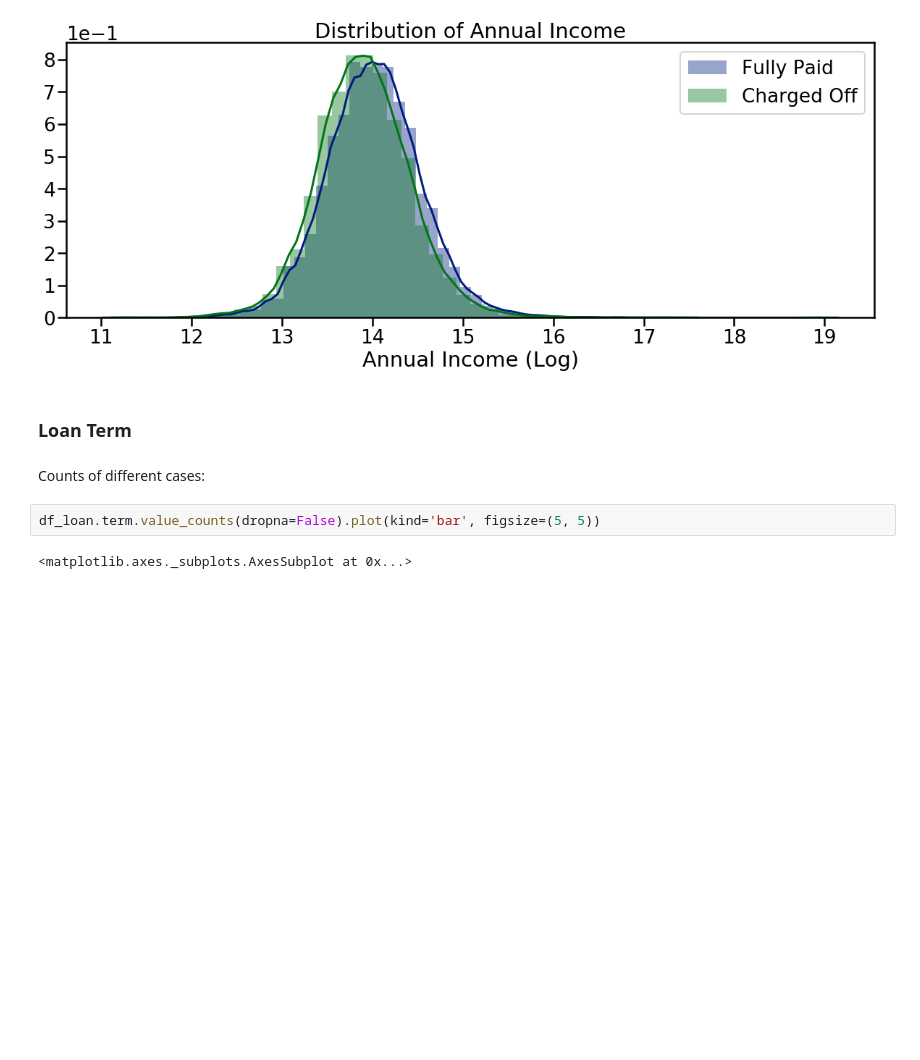
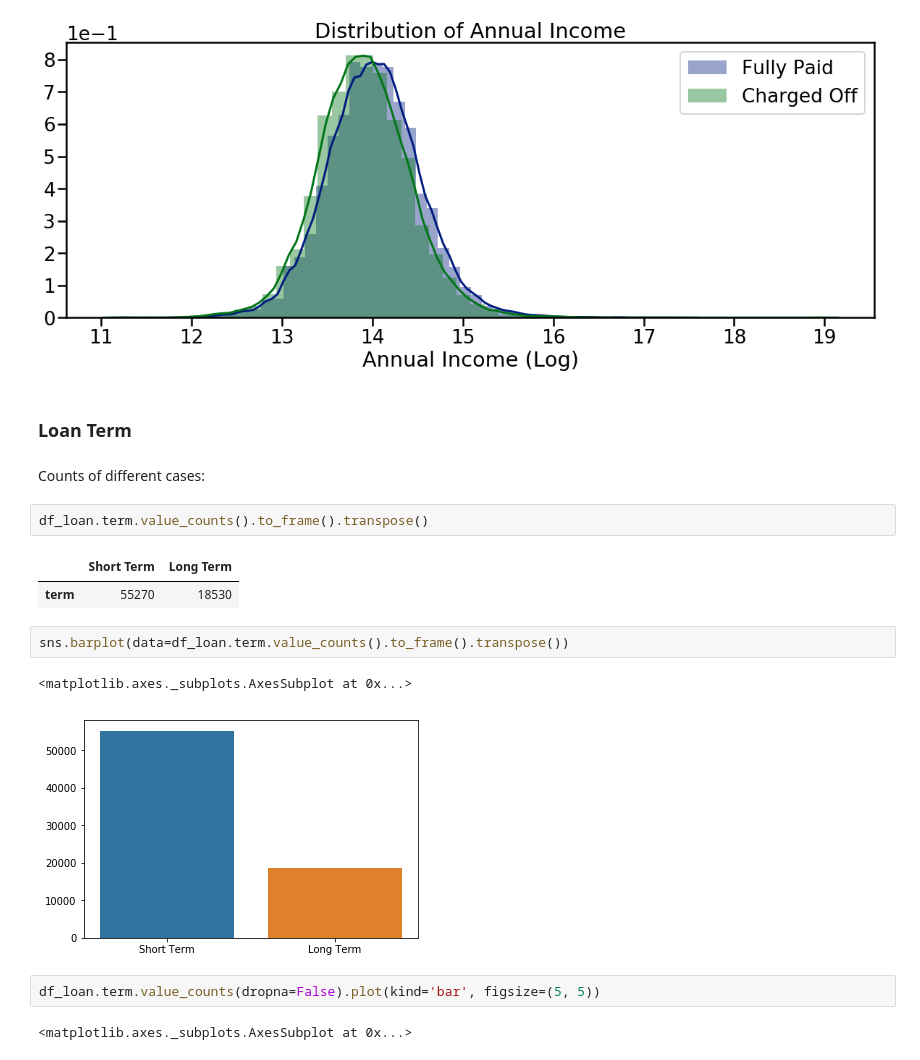
Before and after one commit to dataqubit/bank-loan-prediction, a Jupyter notebook: bank_loan_Part1_Exploratory_Analysis.ipynb, the cells around one changed output. Saved outputs shown, nothing was run; the diff lists cells and outputs as text; blank space fills up the shorter version.

```diff
--- a/bank_loan_Part1_Exploratory_Analysis.ipynb
+++ b/bank_loan_Part1_Exploratory_Analysis.ipynb
@@ -293,6 +309,16 @@ plot_dist([paid_loans.annual_income, charged_loans.annual_income], labels=['Full
 ### Loan Term
 # %% [markdown]
 Counts of different cases:
+# %%
+df_loan.term.value_counts().to_frame().transpose()
+# %% [output]
+|  | Short Term | Long Term |
+| term | 55270 | 18530 |
+# %%
+sns.barplot(data=df_loan.term.value_counts().to_frame().transpose())
+# %% [output]
+<matplotlib.axes._subplots.AxesSubplot at 0x...>
+[figure, added]
 # %%
 df_loan.term.value_counts(dropna=False).plot(kind='bar', figsize=(5, 5))
 # %% [output]
```
Also changed, not shown: parts of 28 cells of this notebook.
